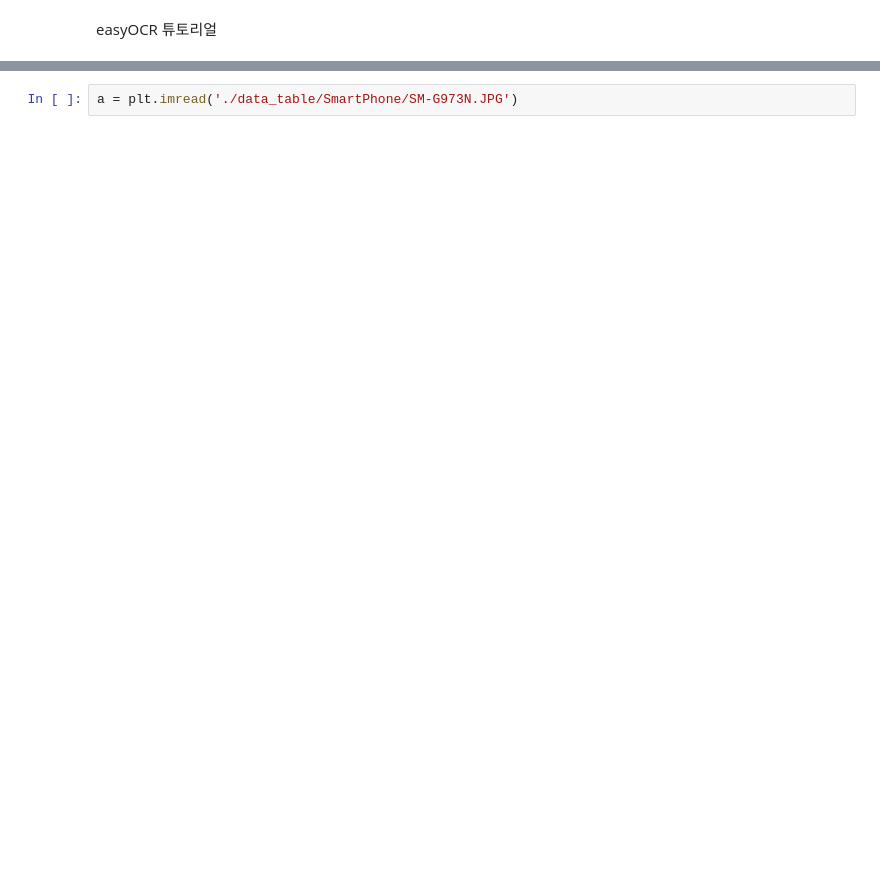
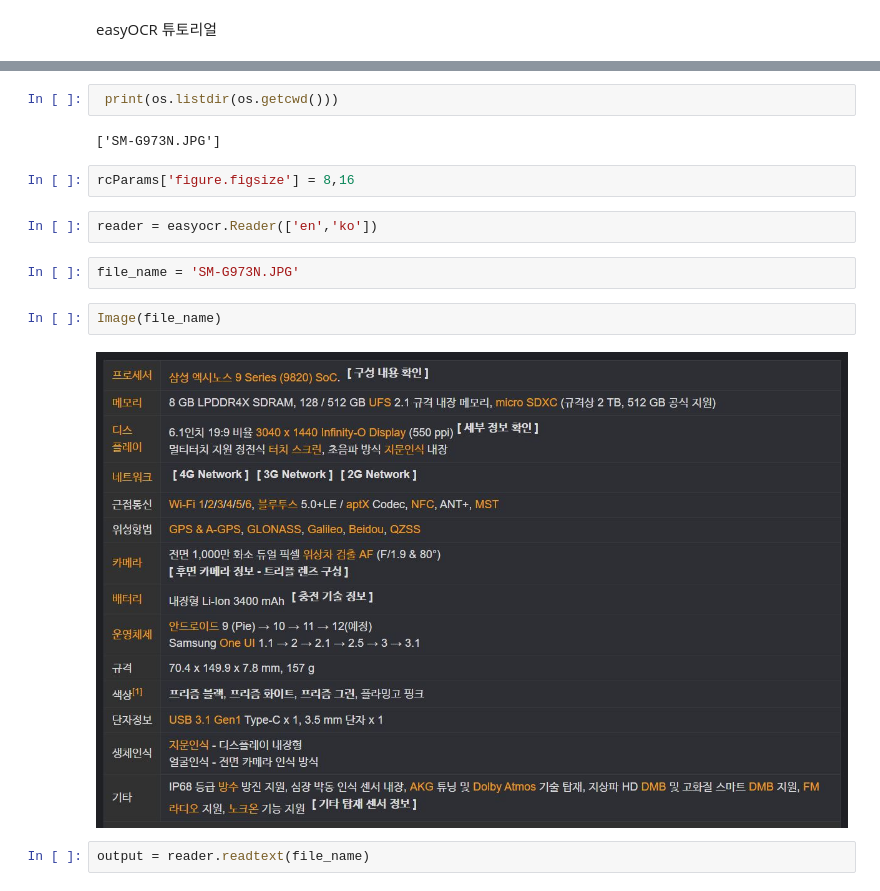
Before and after one commit to lukaskorea/Graduateproject_Teamscikitlove, a Jupyter notebook: easyOCR.ipynb, the cells around one changed output, grey strips where cells are left out. Cells and saved outputs as stored; diff of their text form; blank space fills up the shorter version.

```diff
--- a/easyOCR.ipynb
+++ b/easyOCR.ipynb
@@ -25,2 +50,16 @@ import matplotlib.pyplot as plt
+# %%
+ print(os.listdir(os.getcwd()))
+# %% [output]
+['SM-G973N.JPG']
+# %%
+rcParams['figure.figsize'] = 8,16
+# %%
+reader = easyocr.Reader(['en','ko'])
 # %%
-a = plt.imread('./data_table/SmartPhone/SM-G973N.JPG')
+file_name = 'SM-G973N.JPG'
+# %%
+Image(file_name)
+# %% [output]
+[figure, added]
+# %%
+output = reader.readtext(file_name)
```
Also changed, not shown: parts of 12 cells of this notebook.
